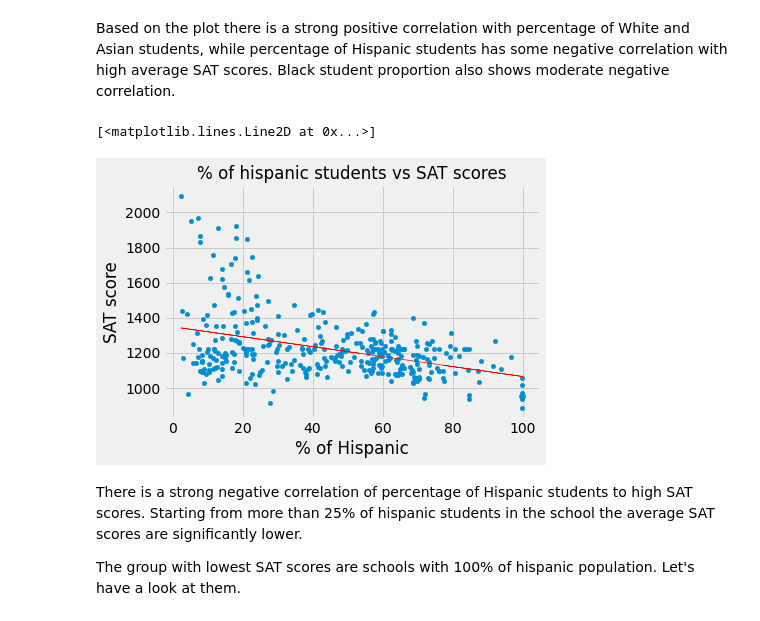
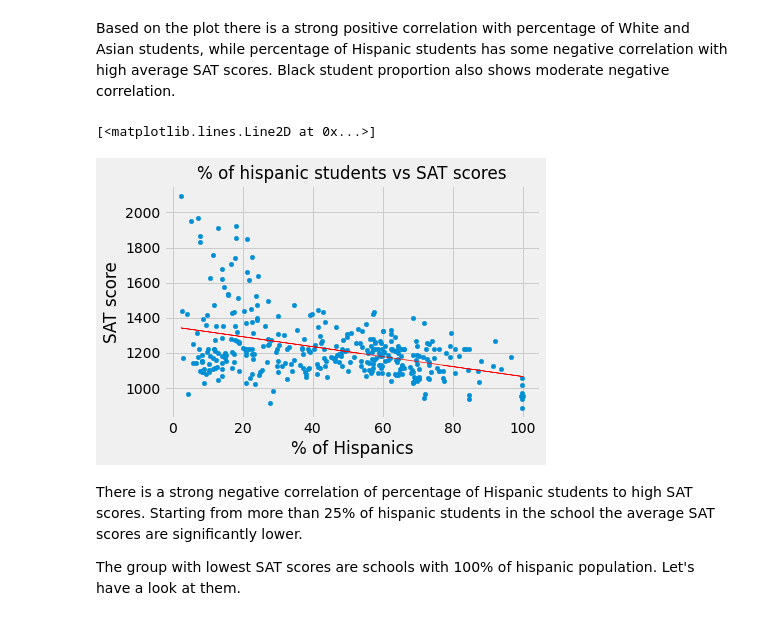
Before and after one commit to kafka-polka-dot/jupyter_projects, a Jupyter notebook: SAT_scores/SAT_scores_analysis.ipynb, the cells around one changed output. Cells and saved outputs as stored; diff of their text form; code cells hidden in the pictures.

```diff
--- a/SAT_scores/SAT_scores_analysis.ipynb
+++ b/SAT_scores/SAT_scores_analysis.ipynb
@@ -800,18 +841,18 @@ Based on the plot there is a strong positive correlation with percentage of Whit
 # %%
 # create scatter plot
 combined.plot('hispanic_per', 'sat_score', kind='scatter')
 plt.title('% of hispanic students vs SAT scores', fontsize='large')
-plt.xlabel('% of Hispanic')
+plt.xlabel('% of Hispanics')
 plt.ylabel('SAT score')
 
 #add trend line
 z = np.polyfit(combined['hispanic_per'], combined['sat_score'], 1)
 p = np.poly1d(z)
 
 plt.plot(combined['hispanic_per'], p(combined['hispanic_per']), 'r-', linewidth=0.7)
 # %% [output]
 [<matplotlib.lines.Line2D at 0x...>]
-[figure, old version]
+[figure, new version]
 # %% [markdown]
 There is a strong negative correlation of percentage of Hispanic students to high SAT scores. Starting from more than 25% of hispanic students in the school the average SAT scores are significantly lower.
 
```
Also changed, not shown: parts of 20 cells of this notebook.
